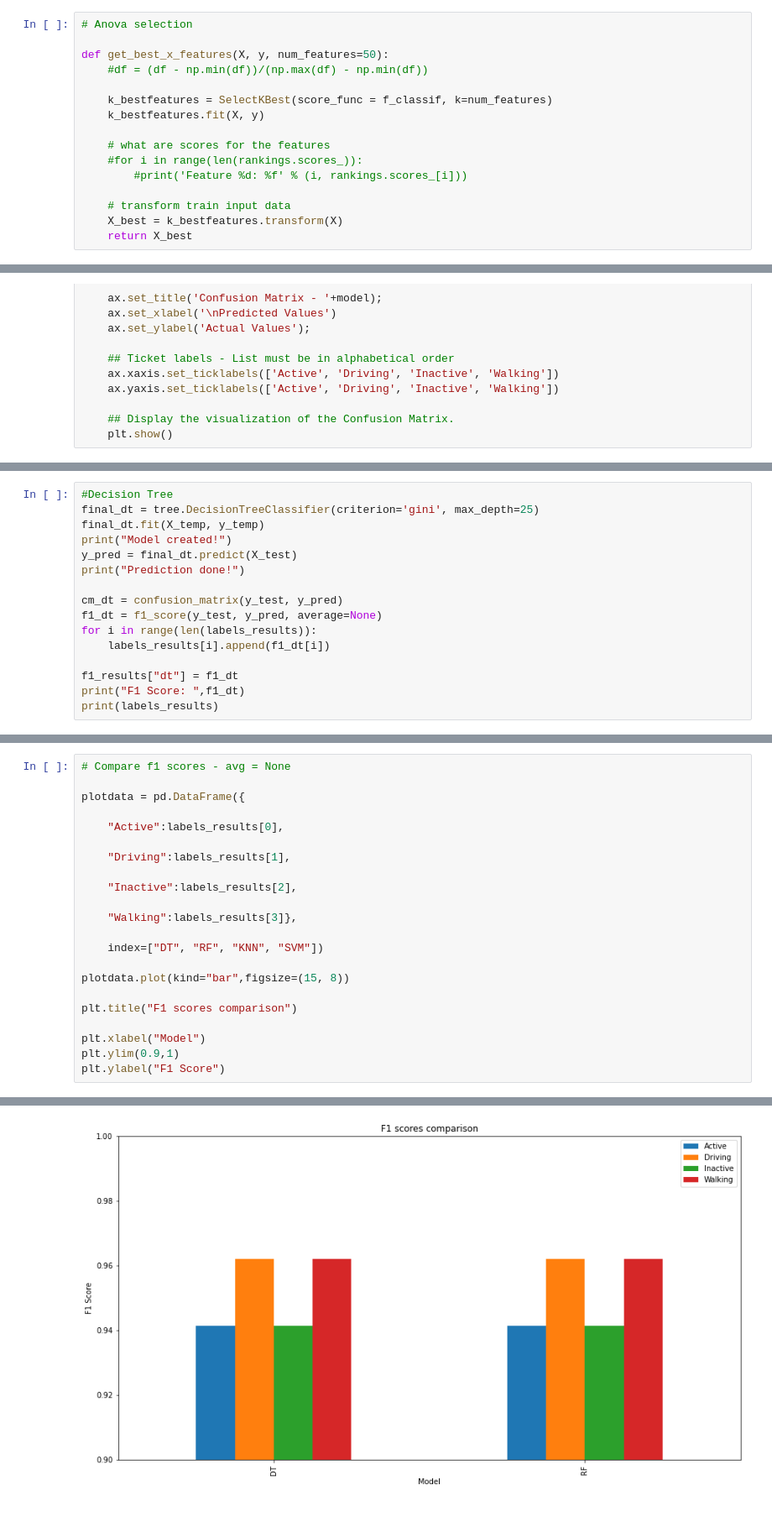
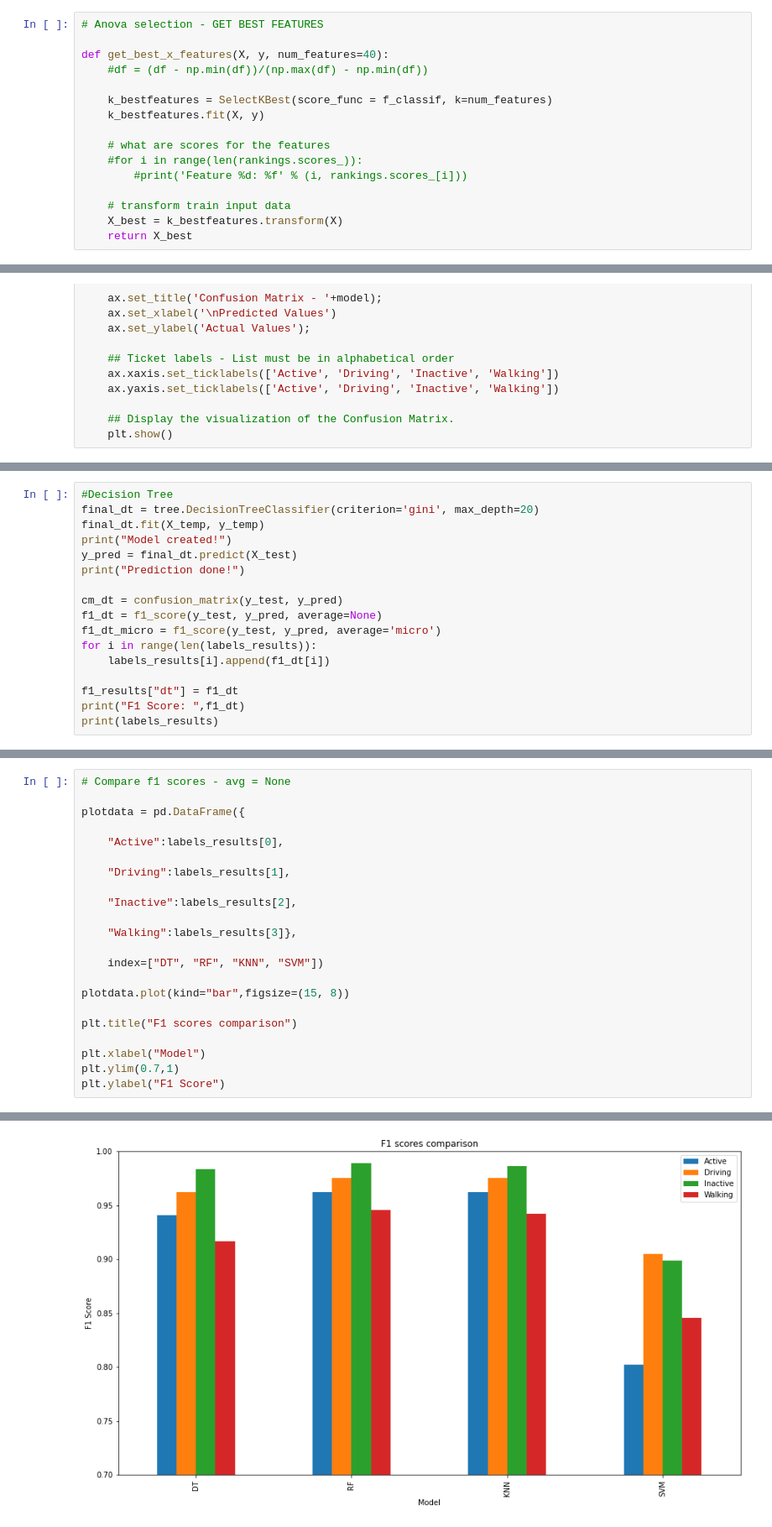
Before and after one commit to joaocarvalho19/Project_ED, a Jupyter notebook: code/code.ipynb, the cells around one changed output, grey strips where cells are left out. Shown at 84% size. Saved outputs shown, nothing was run; the diff lists cells and outputs as text.

```diff
--- a/code/code.ipynb
+++ b/code/code.ipynb
@@ -94,9 +105,9 @@ plt.show()"""
 # %% [output]
 "\n#Creating the window with 10 subplots.\nplt.rcParams.update({'font.size': 8})\nfig, axes = plt.subplots(nrows=4, ncols=3, figsize=(7,10))\naxes = axes.ravel()\n#Creating histograms with 50 bins\nfo ...
 # %%
-# Anova selection
+# Anova selection - GET BEST FEATURES
 
-def get_best_x_features(X, y, num_features=50):
+def get_best_x_features(X, y, num_features=40):
     #df = (df - np.min(df))/(np.max(df) - np.min(df))
 
     k_bestfeatures = SelectKBest(score_func = f_classif, k=num_features)
@@ -358,6 +361,6 @@ labels_results = {0:[], 1:[], 2:[], 3: []}  # 0:'Active', 1:'Driving', 2:'Inacti
 # %%
 #Decision Tree
-final_dt = tree.DecisionTreeClassifier(criterion='gini', max_depth=25)
+final_dt = tree.DecisionTreeClassifier(criterion='gini', max_depth=20)
 final_dt.fit(X_temp, y_temp)
 print("Model created!")
 y_pred = final_dt.predict(X_test)
@@ -365,6 +368,7 @@ print("Prediction done!")
 
 cm_dt = confusion_matrix(y_test, y_pred)
 f1_dt = f1_score(y_test, y_pred, average=None)
+f1_dt_micro = f1_score(y_test, y_pred, average='micro')
 for i in range(len(labels_results)):
     labels_results[i].append(f1_dt[i])
 
@@ -473,25 +473,25 @@ plt.show()
 # %%
 # Compare f1 scores - avg = None
 
 plotdata = pd.DataFrame({
 
     "Active":labels_results[0],
 
     "Driving":labels_results[1],
 
     "Inactive":labels_results[2],
 
     "Walking":labels_results[3]},
 
     index=["DT", "RF", "KNN", "SVM"])
 
 plotdata.plot(kind="bar",figsize=(15, 8))
 
 plt.title("F1 scores comparison")
 
 plt.xlabel("Model")
-plt.ylim(0.9,1)
+plt.ylim(0.7,1)
 plt.ylabel("F1 Score")
 # %% [output]
 Text(0, 0.5, 'F1 Score')
-[figure, old version]
+[figure, new version]
```
Also changed, not shown: parts of 16 cells of this notebook, 1 other file.
